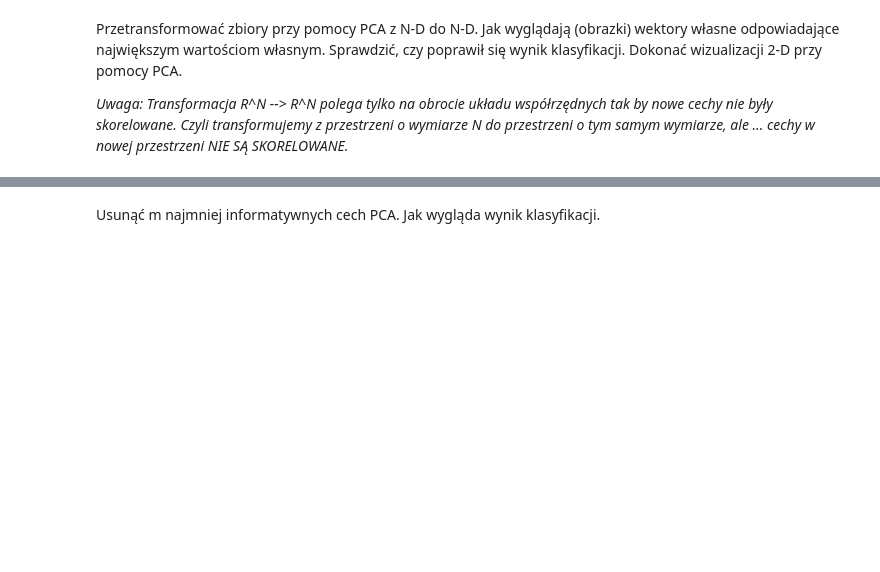
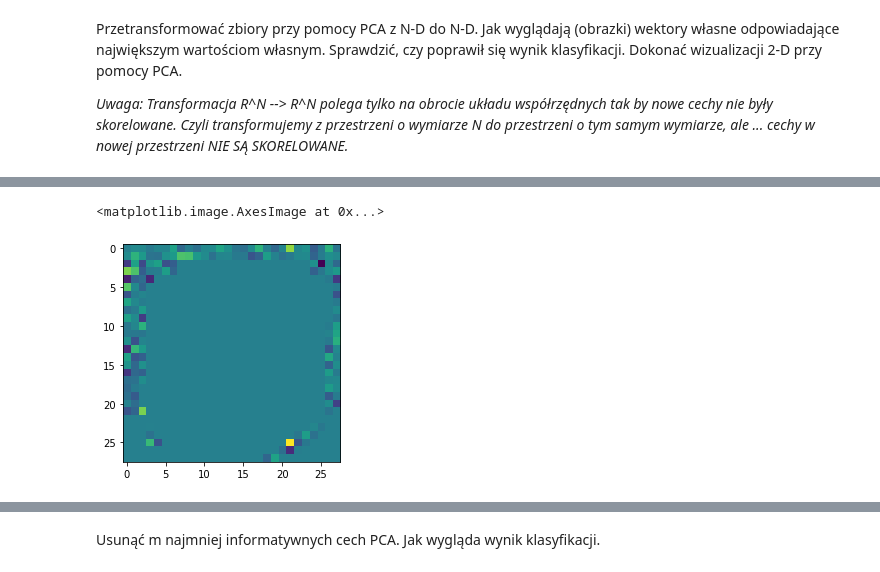
Before and after one commit to arkadiuss/ML_lab2_solution, a Jupyter notebook: lab2_tutorial.ipynb, the cells around one changed output, grey strips where cells are left out. Drawn from its saved outputs; the diff is of its cells as text; code cells hidden in the pictures; blank space fills up the shorter version.

```diff
--- a/lab2_tutorial.ipynb
+++ b/lab2_tutorial.ipynb
@@ -765,3 +775,8 @@ plt.imshow(X[100].reshape(28,28))
+# %%
+plt.imshow(pca.components_[780].reshape(28,28))
+# %% [output]
+<matplotlib.image.AxesImage at 0x...>
+[figure, added]
 # %%
 X_train, X_test, y_train, y_test = train_test_split(X, Y, test_size=0.2, random_state=42)
 print('Accuracy of kNN on raw data: ', check_accuracy_knn(X_train, X_test, y_train, y_test))
```
Also changed, not shown: parts of 20 cells of this notebook.
